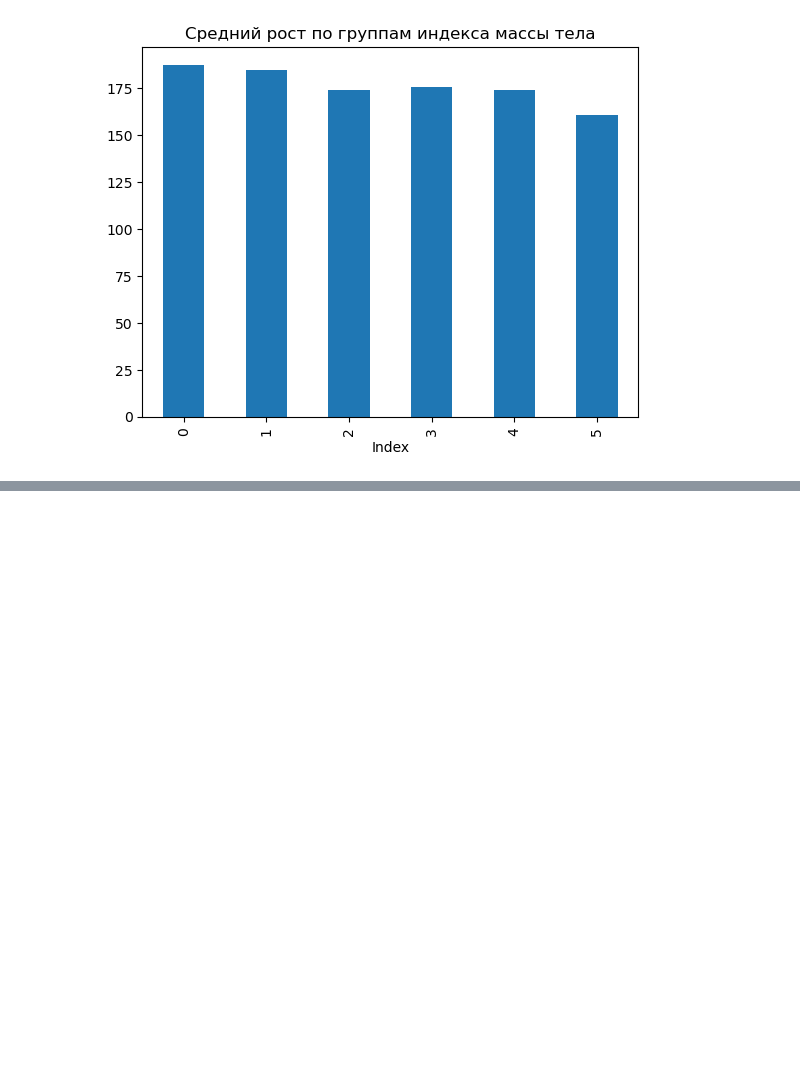
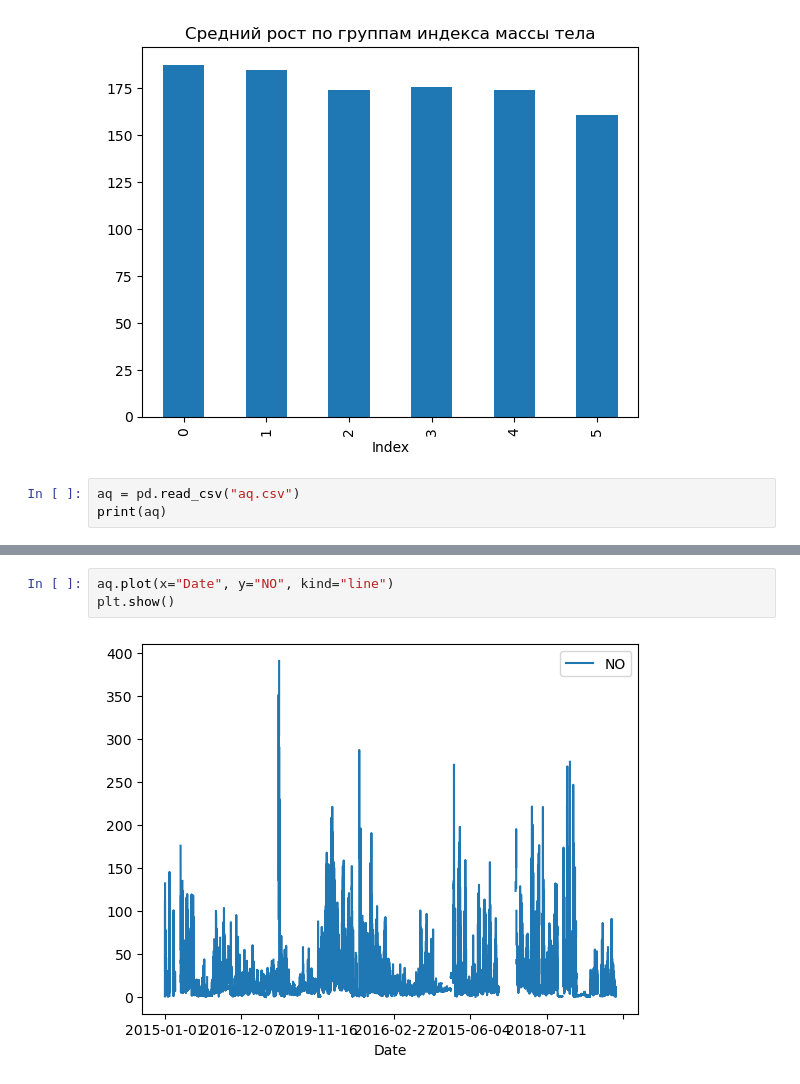
Before and after one commit to golubnichiy/big_data_11_23, a Jupyter notebook: days_02.ipynb, the cells around one changed output, grey strips where cells are left out. Drawn from its saved outputs; the diff is of its cells as text; blank space fills up the shorter version.

```diff
--- a/days_02.ipynb
+++ b/days_02.ipynb
@@ -61,3 +61,6 @@ avg_height_by_index.plot(kind="bar", title="Средний рост по гру
 plt.show()
 # %% [output]
 [figure]
+# %%
+aq = pd.read_csv("aq.csv")
+print(aq)
@@ -63,0 +85,5 @@ plt.show()
+# %%
+aq.plot(x="Date", y="NO", kind="line")
+plt.show()
+# %% [output]
+[figure, added]
```
Also changed, not shown: parts of 16 cells of this notebook, 2 other files.
